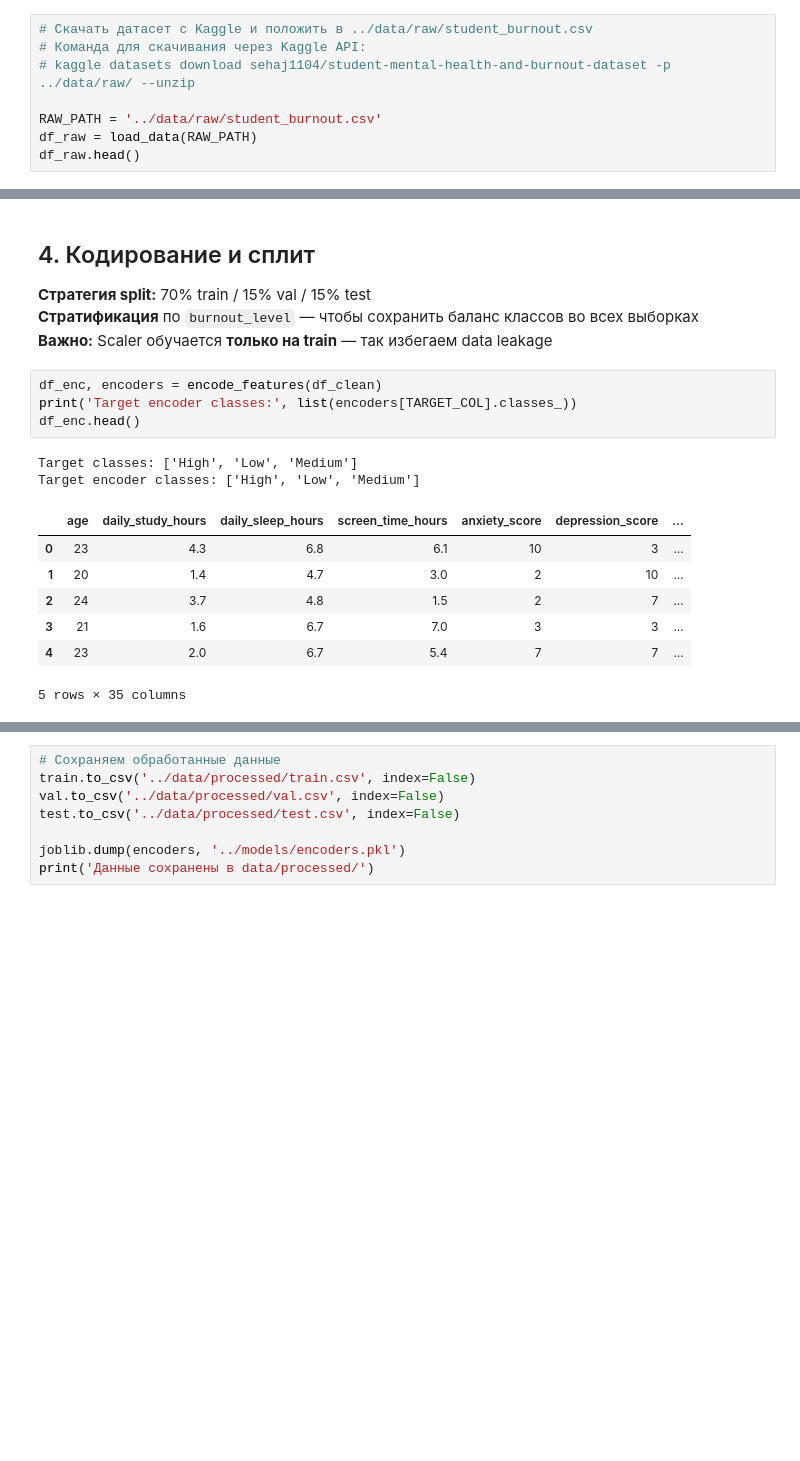
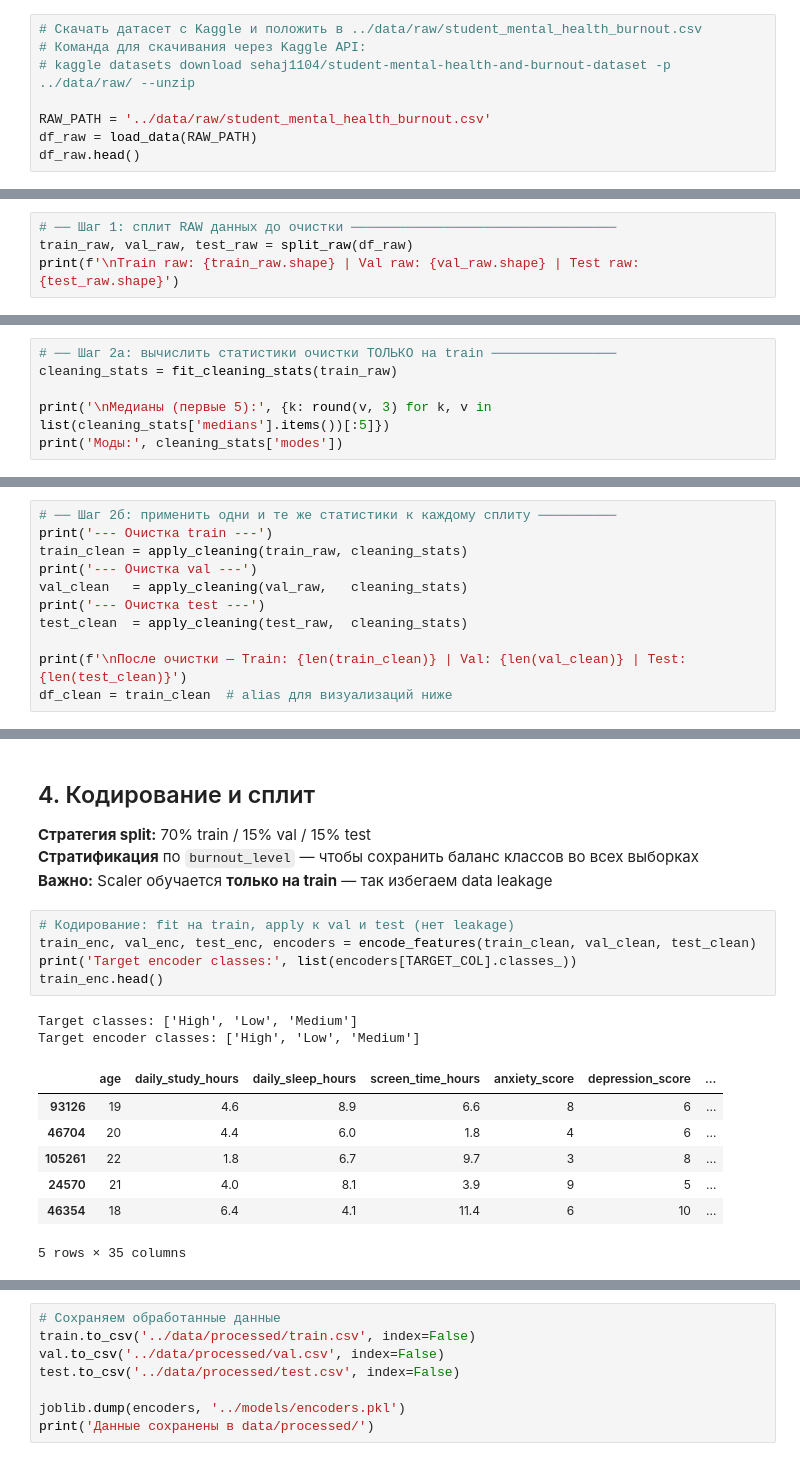
Before and after one commit to hsemlcourse/hseml-group-project-crazycucumber1337, a Jupyter notebook: notebooks/01_eda.ipynb, the cells around one changed output, grey strips where cells are left out. Drawn from its saved outputs; the diff is of its cells as text; blank space fills up the shorter version.

```diff
--- a/notebooks/01_eda.ipynb
+++ b/notebooks/01_eda.ipynb
@@ -39,11 +43,11 @@ Libraries loaded
 # %% [markdown]
 ## 1. Загрузка данных
 # %%
-# Скачать датасет с Kaggle и положить в ../data/raw/student_burnout.csv
+# Скачать датасет с Kaggle и положить в ../data/raw/student_mental_health_burnout.csv
 # Команда для скачивания через Kaggle API:
 # kaggle datasets download sehaj1104/student-mental-health-and-burnout-dataset -p ../data/raw/ --unzip
 
-RAW_PATH = '../data/raw/student_burnout.csv'
+RAW_PATH = '../data/raw/student_mental_health_burnout.csv'
 df_raw = load_data(RAW_PATH)
 df_raw.head()
 # %% [output]
@@ -146,0 +142,4 @@ memory usage: 21.7+ MB
+# %%
+# ── Шаг 1: сплит RAW данных до очистки ──────────────────────────────────
+train_raw, val_raw, test_raw = split_raw(df_raw)
+print(f'\nTrain raw: {train_raw.shape} | Val raw: {val_raw.shape} | Test raw: {test_raw.shape}')
@@ -146,0 +150,6 @@ memory usage: 21.7+ MB
+# %%
+# ── Шаг 2а: вычислить статистики очистки ТОЛЬКО на train ────────────────
+cleaning_stats = fit_cleaning_stats(train_raw)
+
+print('\nМедианы (первые 5):', {k: round(v, 3) for k, v in list(cleaning_stats['medians'].items())[:5]})
+print('Моды:', cleaning_stats['modes'])
@@ -146,0 +161,11 @@ memory usage: 21.7+ MB
+# %%
+# ── Шаг 2б: применить одни и те же статистики к каждому сплиту ──────────
+print('--- Очистка train ---')
+train_clean = apply_cleaning(train_raw, cleaning_stats)
+print('--- Очистка val ---')
+val_clean   = apply_cleaning(val_raw,   cleaning_stats)
+print('--- Очистка test ---')
+test_clean  = apply_cleaning(test_raw,  cleaning_stats)
+
+print(f'\nПосле очистки — Train: {len(train_clean)} | Val: {len(val_clean)} | Test: {len(test_clean)}')
+df_clean = train_clean  # alias для визуализаций ниже
@@ -259,17 +302,18 @@ for col in cat_present:
 **Стратификация** по `burnout_level` — чтобы сохранить баланс классов во всех выборках
 **Важно:** Scaler обучается **только на train** — так избегаем data leakage
 # %%
-df_enc, encoders = encode_features(df_clean)
+# Кодирование: fit на train, apply к val и test (нет leakage)
+train_enc, val_enc, test_enc, encoders = encode_features(train_clean, val_clean, test_clean)
 print('Target encoder classes:', list(encoders[TARGET_COL].classes_))
-df_enc.head()
+train_enc.head()
 # %% [output]
 Target classes: ['High', 'Low', 'Medium']
 Target encoder classes: ['High', 'Low', 'Medium']
 |  | age | daily_study_hours | daily_sleep_hours | screen_time_hours | anxiety_score | depression_score | ... |
-| 0 | 23 | 4.3 | 6.8 | 6.1 | 10 | 3 | ... |
-| 1 | 20 | 1.4 | 4.7 | 3.0 | 2 | 10 | ... |
-| 2 | 24 | 3.7 | 4.8 | 1.5 | 2 | 7 | ... |
-| 3 | 21 | 1.6 | 6.7 | 7.0 | 3 | 3 | ... |
-| 4 | 23 | 2.0 | 6.7 | 5.4 | 7 | 7 | ... |
+| 93126 | 19 | 4.6 | 8.9 | 6.6 | 8 | 6 | ... |
+| 46704 | 20 | 4.4 | 6.0 | 1.8 | 4 | 6 | ... |
+| 105261 | 22 | 1.8 | 6.7 | 9.7 | 3 | 8 | ... |
+| 24570 | 21 | 4.0 | 8.1 | 3.9 | 9 | 5 | ... |
+| 46354 | 18 | 6.4 | 4.1 | 11.4 | 6 | 10 | ... |
 5 rows × 35 columns
 # %%
```
Also changed, not shown: parts of 20 cells of this notebook, 2 other files.
